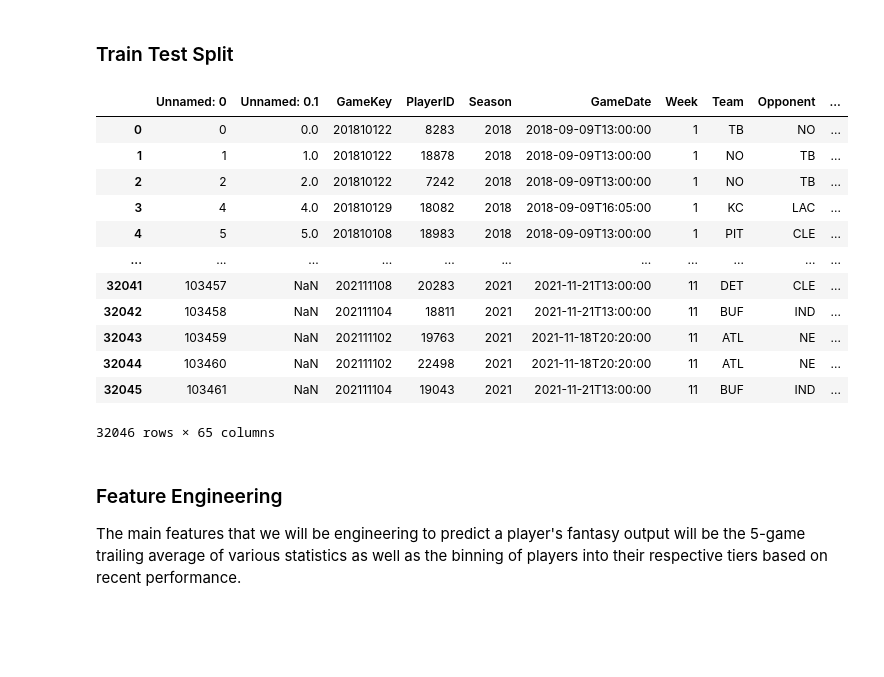
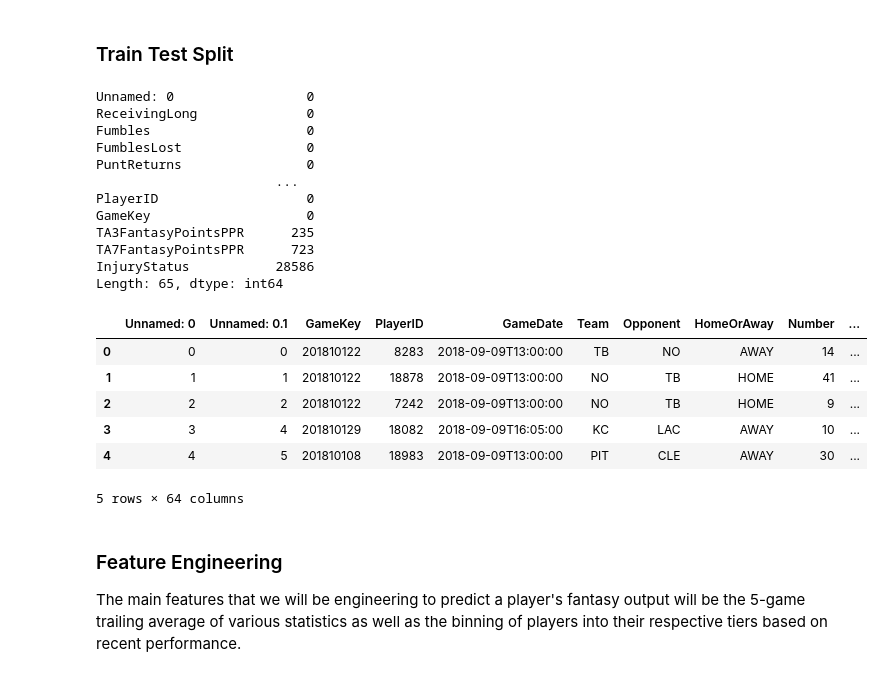
Before and after one commit to bernpb/Fantasy_Football_Prediction, a Jupyter notebook: Log_Transform_Regression.ipynb, the cells around one changed output. Saved outputs shown, nothing was run; the diff lists cells and outputs as text; code cells hidden in the pictures; blank space fills up the shorter version.

```diff
--- a/Log_Transform_Regression.ipynb
+++ b/Log_Transform_Regression.ipynb
@@ -131,5 +133,20 @@ data[data['Name'] == 'Tom Brady'][['FantasyPointsPPR', 'TAFantasyPointsPPR']].he
 # %% [markdown]
 ### Train Test Split
+# %%
+data.isna().sum().sort_values()
+# %% [output]
+Unnamed: 0                 0
+ReceivingLong              0
+Fumbles                    0
+FumblesLost                0
+PuntReturns                0
+                       ...
+PlayerID                   0
+GameKey                    0
+TA3FantasyPointsPPR      235
+TA7FantasyPointsPPR      723
+InjuryStatus           28586
+Length: 65, dtype: int64
 # %%
 # Separate data from the target
 # y = data['FantasyPointsPPR']
@@ -139,28 +156,22 @@ y = data['FantasyPointsPPR']
 data.drop(columns = ['FantasyPointsPPR'],
             inplace = True)
 X = data
-# %%
-data
-# %% [output]
-|  | Unnamed: 0 | Unnamed: 0.1 | GameKey | PlayerID | Season | GameDate | Week | Team | Opponent | ... |
-| 0 | 0 | 0.0 | 201810122 | 8283 | 2018 | 2018-09-09T13:00:00 | 1 | TB | NO | ... |
-| 1 | 1 | 1.0 | 201810122 | 18878 | 2018 | 2018-09-09T13:00:00 | 1 | NO | TB | ... |
-| 2 | 2 | 2.0 | 201810122 | 7242 | 2018 | 2018-09-09T13:00:00 | 1 | NO | TB | ... |
-| 3 | 4 | 4.0 | 201810129 | 18082 | 2018 | 2018-09-09T16:05:00 | 1 | KC | LAC | ... |
-| 4 | 5 | 5.0 | 201810108 | 18983 | 2018 | 2018-09-09T13:00:00 | 1 | PIT | CLE | ... |
-| ... | ... | ... | ... | ... | ... | ... | ... | ... | ... | ... |
-| 32041 | 103457 | NaN | 202111108 | 20283 | 2021 | 2021-11-21T13:00:00 | 11 | DET | CLE | ... |
-| 32042 | 103458 | NaN | 202111104 | 18811 | 2021 | 2021-11-21T13:00:00 | 11 | BUF | IND | ... |
-| 32043 | 103459 | NaN | 202111102 | 19763 | 2021 | 2021-11-18T20:20:00 | 11 | ATL | NE | ... |
-| 32044 | 103460 | NaN | 202111102 | 22498 | 2021 | 2021-11-18T20:20:00 | 11 | ATL | NE | ... |
-| 32045 | 103461 | NaN | 202111104 | 19043 | 2021 | 2021-11-21T13:00:00 | 11 | BUF | IND | ... |
-32046 rows × 65 columns
 # %%
 # Execute the train, test split
 X_train, X_test, y_train, y_test = train_test_split(X, y,
                                                    test_size = 0.2,
                                                     shuffle = False,
                                                    random_state = 13)
+# %%
+X_train.head()
+# %% [output]
+|  | Unnamed: 0 | Unnamed: 0.1 | GameKey | PlayerID | GameDate | Team | Opponent | HomeOrAway | Number | ... |
+| 0 | 0 | 0 | 201810122 | 8283 | 2018-09-09T13:00:00 | TB | NO | AWAY | 14 | ... |
+| 1 | 1 | 1 | 201810122 | 18878 | 2018-09-09T13:00:00 | NO | TB | HOME | 41 | ... |
+| 2 | 2 | 2 | 201810122 | 7242 | 2018-09-09T13:00:00 | NO | TB | HOME | 9 | ... |
+| 3 | 3 | 4 | 201810129 | 18082 | 2018-09-09T16:05:00 | KC | LAC | AWAY | 10 | ... |
+| 4 | 4 | 5 | 201810108 | 18983 | 2018-09-09T13:00:00 | PIT | CLE | AWAY | 30 | ... |
+5 rows × 64 columns
 # %% [markdown]
 ### Feature Engineering
 
```
Also changed, not shown: parts of 14 cells of this notebook, 13 other files.
